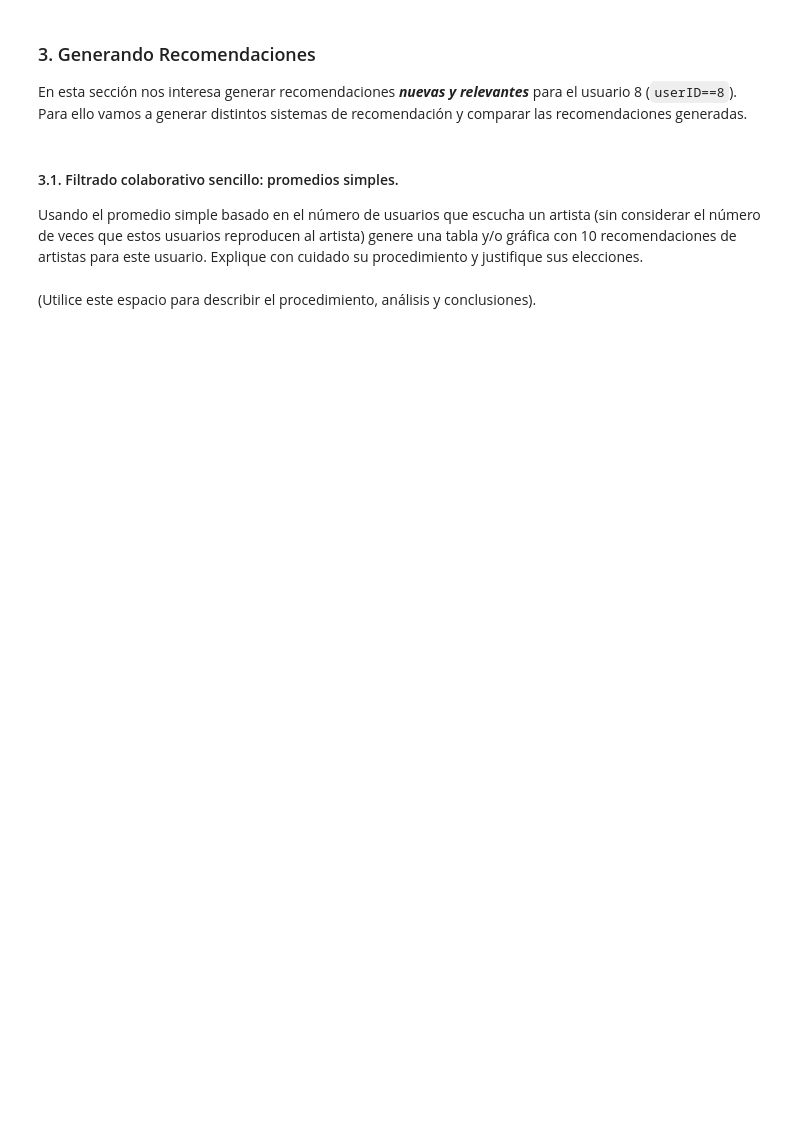
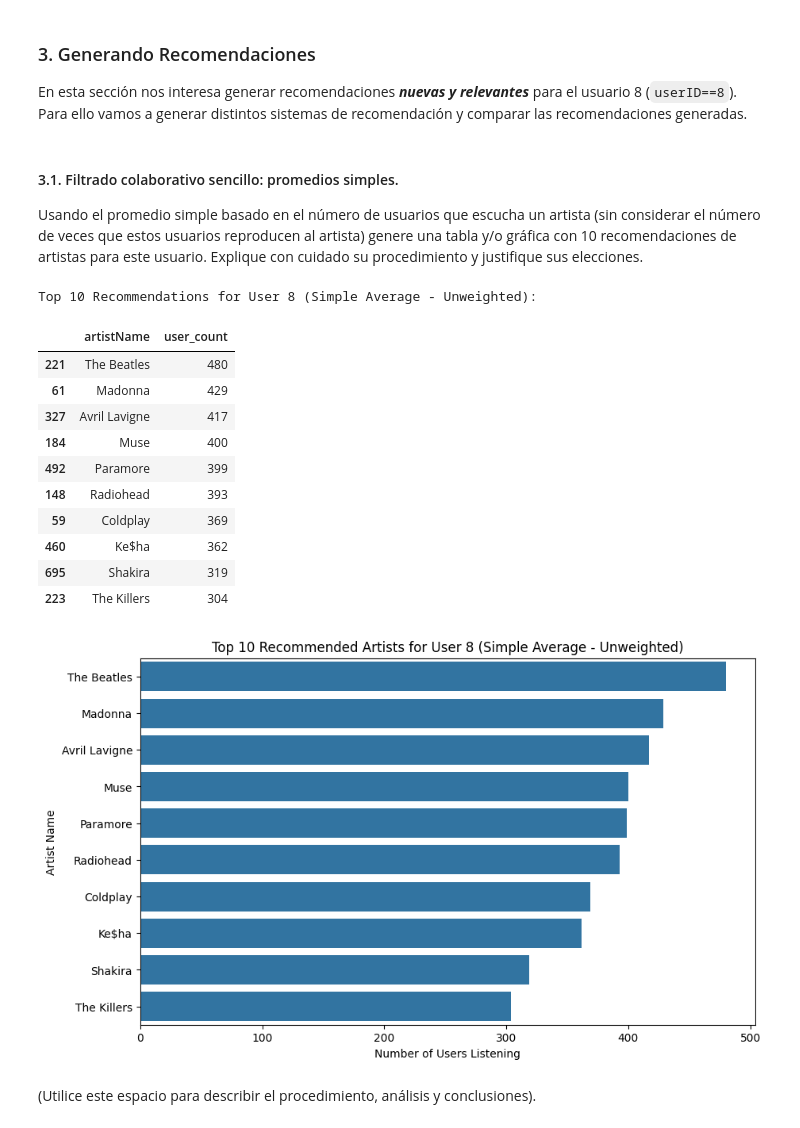
Before and after one commit to jbolivar1975/MIAD_Aprendizaje_no_supervisado, a Jupyter notebook: Semana5/S5_LC_Taller_Colab.ipynb, the cells around one changed output. Cells and saved outputs as stored; diff of their text form; code cells hidden in the pictures; blank space fills up the shorter version.

```diff
--- a/Semana5/S5_LC_Taller_Colab.ipynb
+++ b/Semana5/S5_LC_Taller_Colab.ipynb
@@ -216,5 +374,47 @@ En esta sección nos interesa generar recomendaciones ***nuevas y relevantes***
 Usando el promedio simple basado en el número de usuarios que escucha un artista (sin considerar el número de veces que estos usuarios reproducen al artista) genere una tabla y/o gráfica con 10 recomendaciones de artistas para este usuario. Explique con cuidado su procedimiento y justifique sus elecciones.
 # %%
 # Utilice este espacio para escribir el código.
+# %%
+# Get the list of artists listened to by user 8
+user8_artists = user8_data['artistID'].tolist()
+
+# Calculate the popularity of each artist based on the number of unique users (unweighted)
+# We already calculated artist_user_counts in the previous step, which is exactly this.
+# artist_user_counts = merged_df.groupby('artistID')['userID'].nunique().reset_index()
+# artist_user_counts = artist_user_counts.rename(columns={'userID': 'user_count'})
+
+# Filter out artists that user 8 has already listened to
+recommendations_unweighted = artist_user_counts[~artist_user_counts['artistID'].isin(user8_artists)]
+
+# Sort artists by user count in descending order to get the most popular
+recommendations_unweighted_sorted = recommendations_unweighted.sort_values(by='user_count', ascending=False)
+
+# Get the top 10 recommended artists
+top_10_recommendations_unweighted = recommendations_unweighted_sorted.head(10)
+
+print("Top 10 Recommendations for User 8 (Simple Average - Unweighted):")
+display(top_10_recommendations_unweighted[['artistName', 'user_count']])
+
+# Visualize the top 10 recommendations
+plt.figure(figsize=(10, 6))
+sns.barplot(x='user_count', y='artistName', data=top_10_recommendations_unweighted)
+plt.title('Top 10 Recommended Artists for User 8 (Simple Average - Unweighted)')
+plt.xlabel('Number of Users Listening')
+plt.ylabel('Artist Name')
+plt.show()
+# %% [output]
+Top 10 Recommendations for User 8 (Simple Average - Unweighted):
+|  | artistName | user_count |
+| 221 | The Beatles | 480 |
+| 61 | Madonna | 429 |
+| 327 | Avril Lavigne | 417 |
+| 184 | Muse | 400 |
+| 492 | Paramore | 399 |
+| 148 | Radiohead | 393 |
+| 59 | Coldplay | 369 |
+| 460 | Ke$ha | 362 |
+| 695 | Shakira | 319 |
+| 223 | The Killers | 304 |
+[figure, added]
 # %% [markdown]
 (Utilice este espacio para describir el procedimiento, análisis y conclusiones).
```
Also changed, not shown: parts of 90 cells of this notebook.
